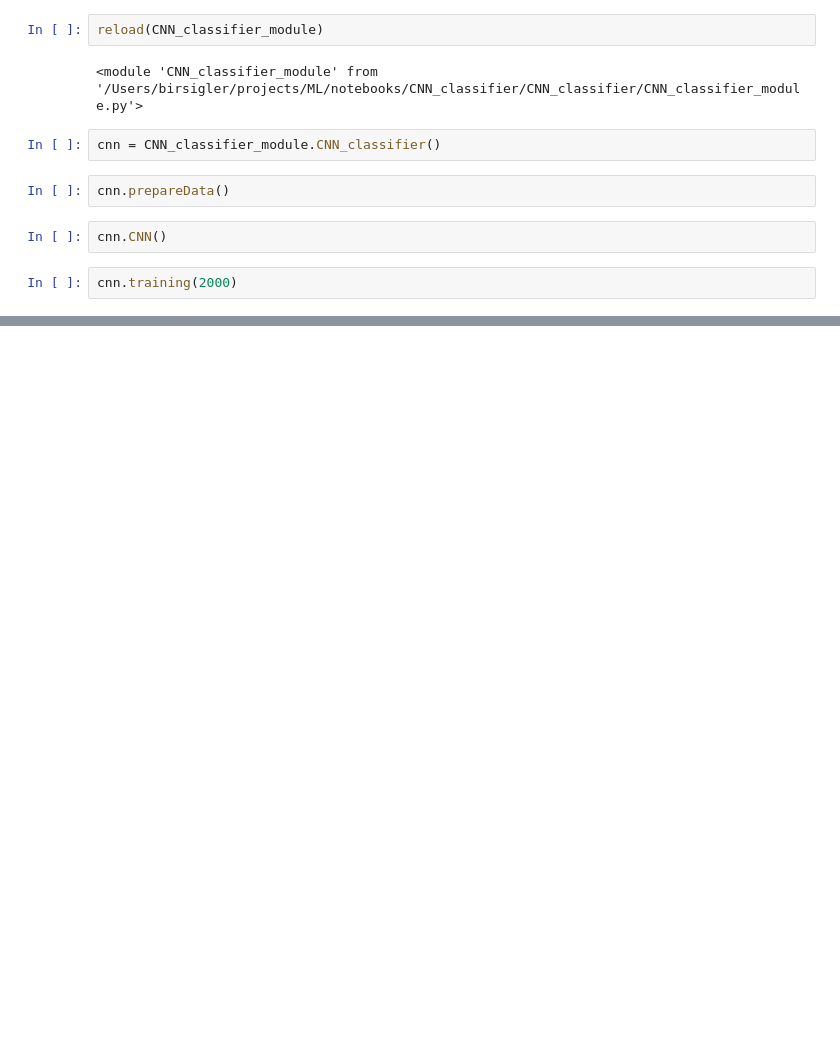
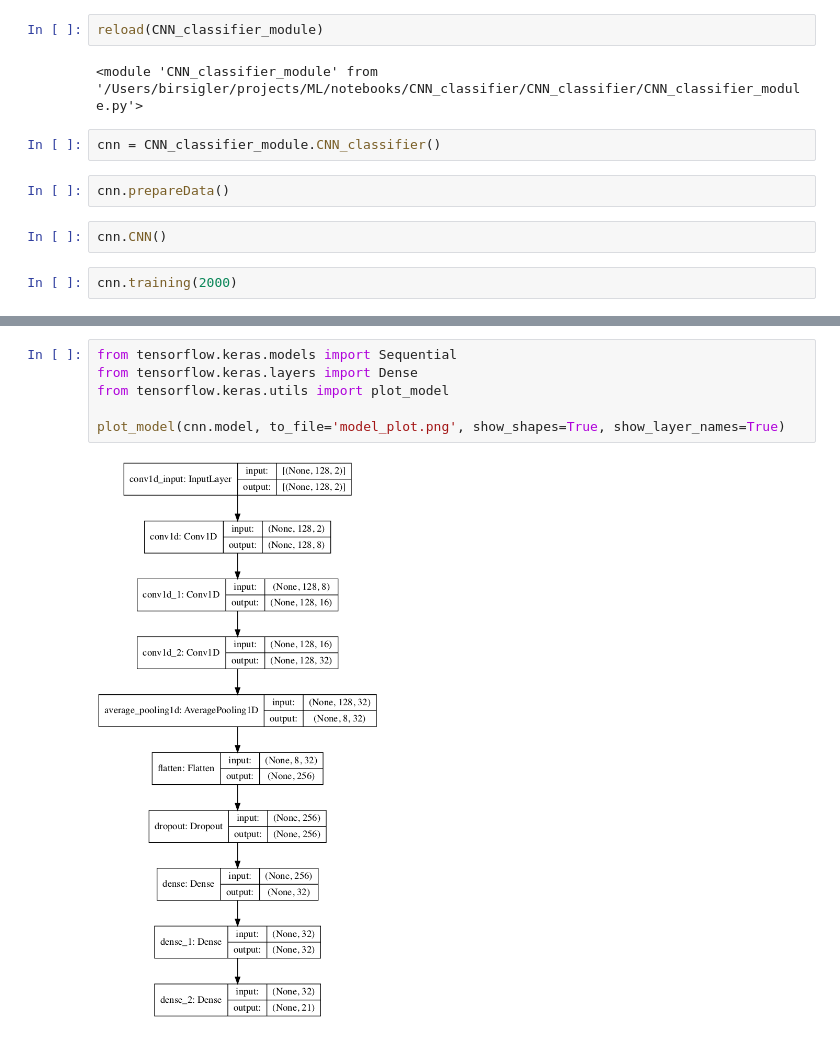
Before and after one commit to b-irsigler/CNN_classifier, a Jupyter notebook: CNN_classifier.ipynb, the cells around one changed output, grey strips where cells are left out. Saved outputs shown, nothing was run; the diff lists cells and outputs as text; blank space fills up the shorter version.

Commit message:
Add plot_model from keras.utils to visualize model architecture.

```diff
--- a/CNN_classifier.ipynb
+++ b/CNN_classifier.ipynb
@@ -167,0 +188,8 @@ cnn.plotTestPrediction()
+# %%
+from tensorflow.keras.models import Sequential
+from tensorflow.keras.layers import Dense
+from tensorflow.keras.utils import plot_model
+
+plot_model(cnn.model, to_file='model_plot.png', show_shapes=True, show_layer_names=True)
+# %% [output]
+[figure, added]
```
Also changed, not shown: parts of 7 cells of this notebook.
